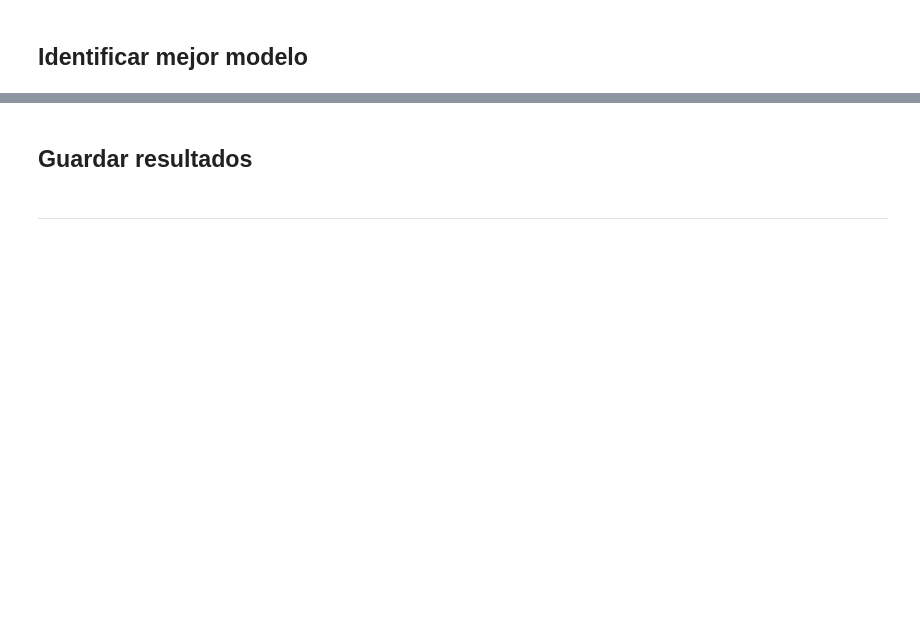
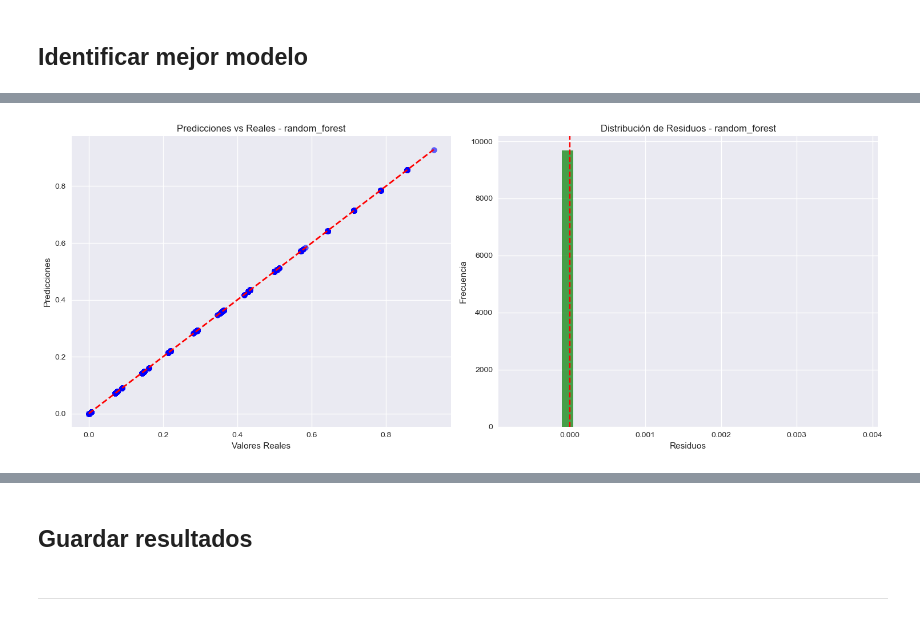
Before and after one commit to AbrahamTartalos/alzheimer-multimodal-monitoring, a Jupyter notebook: notebooks/09b_regression_models.ipynb, the cells around one changed output, grey strips where cells are left out. Saved outputs shown, nothing was run; the diff lists cells and outputs as text; code cells hidden in the pictures; blank space fills up the shorter version.

```diff
--- a/notebooks/09b_regression_models.ipynb
+++ b/notebooks/09b_regression_models.ipynb
@@ -293,58 +387,77 @@ print(f"   • Score Compuesto: {comparison_df.loc[best_overall, 'Score_Compuest
 # %%
-# Análisis de residuos del mejor modelo
-best_model_results = models_comparison[best_overall]
-residuals = best_model_results['predictions'] - best_model_results['y_true']
+# Obtener el mejor modelo
+best_model_name, best_model, best_metrics = regression_pipeline.get_best_model(metric='r2_score')
 
+# Obtener los datos de prueba
+X_train, X_test, y_train, y_test = train_test_split(
+    X, y,
+    test_size=regression_pipeline.test_size,
+    random_state=regression_pipeline.random_state
+)
+
+# Hacer predicciones con el mejor modelo
+y_pred = best_model.predict(X_test)
+
+# Calcular residuos
+residuals = y_pred - y_test
+
+# Visualización
 fig, axes = plt.subplots(1, 2, figsize=(15, 6))
 
 # Scatter plot: Predicciones vs Valores reales
-axes[0].scatter(best_model_results['y_true'], best_model_results['predictions'],
-               alpha=0.6, color='blue')
-axes[0].plot([best_model_results['y_true'].min(), best_model_results['y_true'].max()],
-             [best_model_results['y_true'].min(), best_model_results['y_true'].max()],
+axes[0].scatter(y_test, y_pred, alpha=0.6, color='blue')
+axes[0].plot([y_test.min(), y_test.max()],
+             [y_test.min(), y_test.max()],
              'r--', lw=2)
 axes[0].set_xlabel('Valores Reales')
 axes[0].set_ylabel('Predicciones')
-axes[0].set_title(f'Predicciones vs Reales - {best_overall}')
+axes[0].set_title(f'Predicciones vs Reales - {best_model_name}')
 
 # Histograma de residuos
 axes[1].hist(residuals, bins=30, alpha=0.7, color='green')
 axes[1].set_xlabel('Residuos')
 axes[1].set_ylabel('Frecuencia')
-axes[1].set_title(f'Distribución de Residuos - {best_overall}')
+axes[1].set_title(f'Distribución de Residuos - {best_model_name}')
 axes[1].axvline(x=0, color='red', linestyle='--')
 
 plt.tight_layout()
 plt.show()
 
-print(f"\n📊 ANÁLISIS DE RESIDUOS ({best_overall}):")
+print(f"\n ANÁLISIS DE RESIDUOS ({best_model_name}):")
 print(f"   • Media de residuos: {residuals.mean():.6f}")
 print(f"   • Desviación estándar: {residuals.std():.4f}")
 print(f"   • Residuos dentro de ±1σ: {(np.abs(residuals) <= residuals.std()).mean()*100:.1f}%")
 
-# %%
-# Análisis de importancia de features (si disponible)
-if hasattr(regression_pipeline, 'get_feature_importance'):
-    print("\n🔍 ANÁLISIS DE IMPORTANCIA DE FEATURES")
-    print("=" * 50)
+# Análisis de importancia de features
+print("\n ANÁLISIS DE IMPORTANCIA DE FEATURES")
+print("=" * 50)
 
-    try:
-        feature_importance = regression_pipeline.get_feature_importance(best_overall)
+try:
+    # Verificar si el modelo tiene atributo de importancia
+    if hasattr(best_model, 'feature_importances_'):
+        importances = best_model.feature_importances_
+    elif hasattr(best_model, 'coef_'):
+        importances = np.abs(best_model.coef_)
+    else:
+        raise AttributeError("El modelo no tiene atributo de importancia")
 
-        if feature_importance is not None:
-            # Top 15 features más importantes
-            top_features = feature_importance.head(15)
+    # Crear serie de importancia
+    feature_importance = pd.Series(importances, index=X.columns).sort_values(ascending=False)
 
-            plt.figure(figsize=(12, 8))
-            top_features.plot(kind='barh', color='steelblue')
-            plt.title(f'Top 15 Features Más Importantes - {best_overall}')
-            plt.xlabel('Importancia')
-            plt.tight_layout()
-            plt.show()
+    # Top 15 features más importantes
+    top_features = feature_importance.head(15)
 
-            print("🔝 TOP 10 FEATURES MÁS IMPORTANTES:")
-            for i, (feature, importance) in enumerate(top_features.head(10).items(), 1):
-                print(f"   {i:2d}. {feature}: {importance:.4f}")
+    plt.figure(figsize=(12, 8))
+    top_features.plot(kind='barh', color='steelblue')
+    plt.title(f'Top 15 Features Más Importantes - {best_model_name}')
+    plt.xlabel('Importancia')
+    plt.tight_layout()
+    plt.show()
 
-    except Exception as e:
-        print(f"⚠️  No se pudo obtener importancia de features: {e}")
+    print("🔝 TOP 10 FEATURES MÁS IMPORTANTES:")
+    for i, (feature, importance) in enumerate(top_features.head(10).items(), 1):
+        print(f"   {i:2d}. {feature}: {importance:.4f}")
+
+except Exception as e:
+    print(f"⚠️  No se pudo obtener importancia de features: {e}")
+# %% [output]
@@ -350,0 +466 @@ if hasattr(regression_pipeline, 'get_feature_importance'):
+[figure, added]
```
Also changed, not shown: parts of 7 cells of this notebook.
